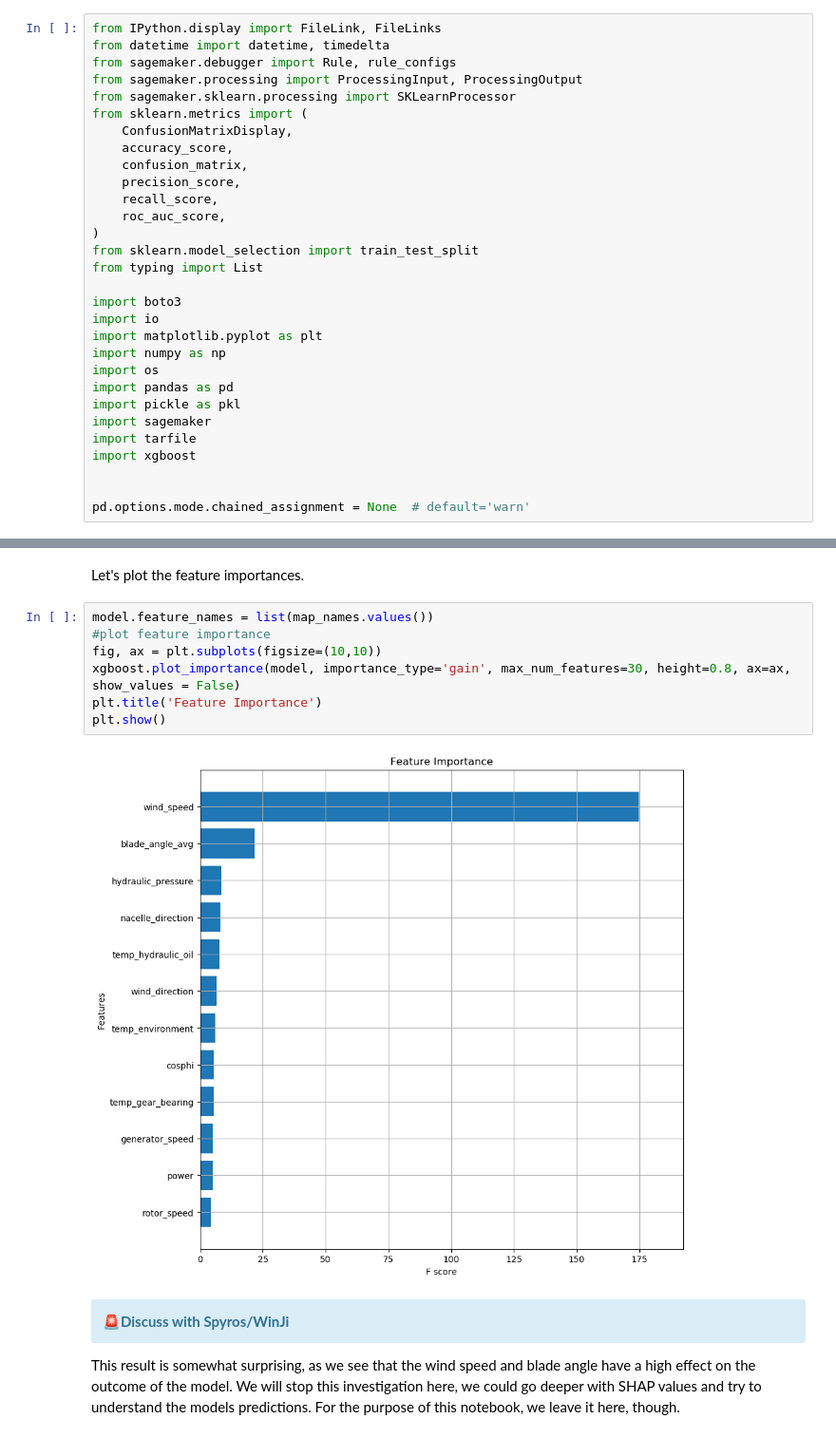
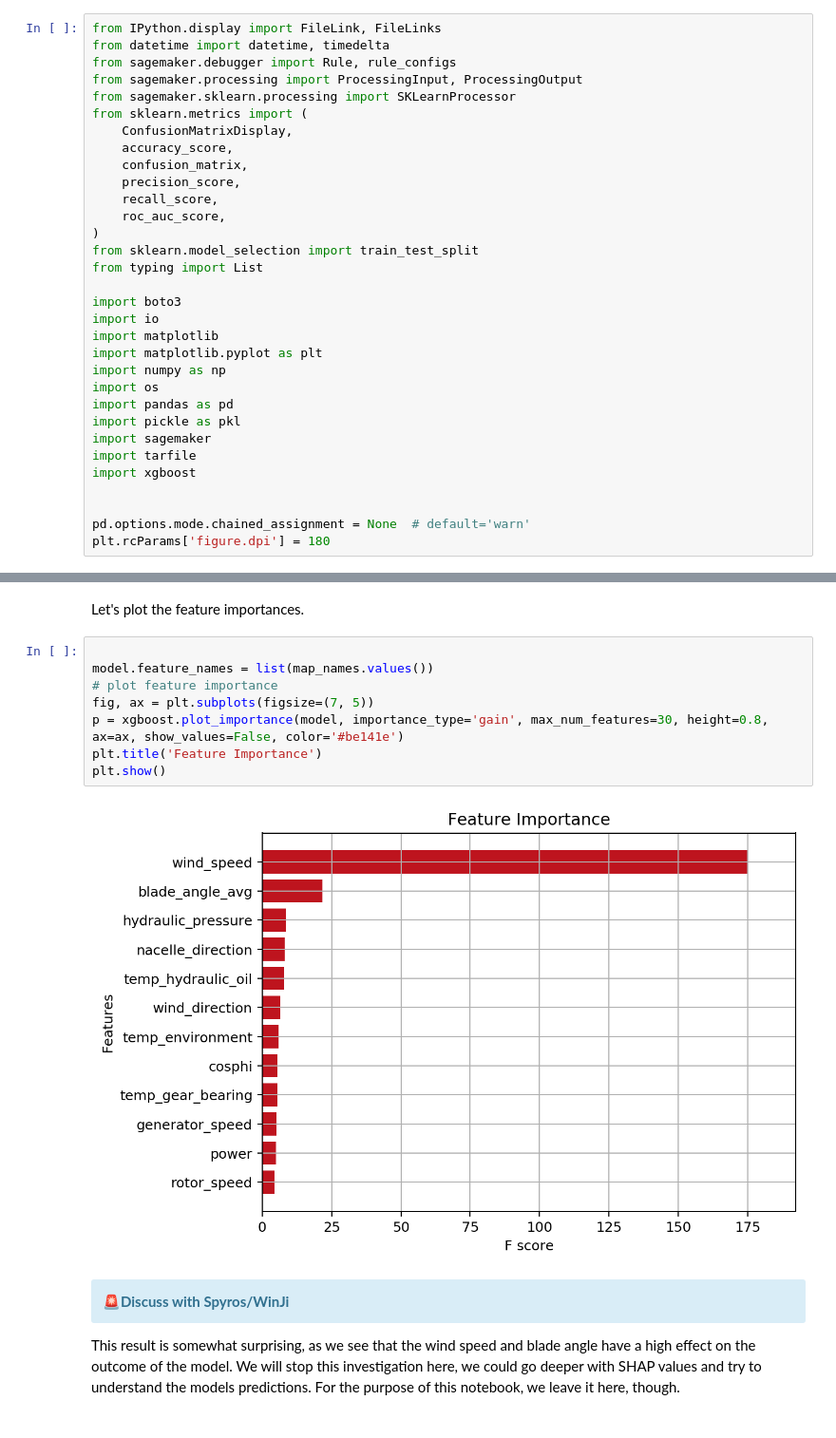
Before and after one commit to d-one/d-one-mlops-aws, a Jupyter notebook: sagemaker_xgboost_notebook/xgboost_model.ipynb, the cells around one changed output, grey strips where cells are left out. Shown at 95% size. Cells and saved outputs as stored; diff of their text form.

Commit message:
plots nicer

```diff
--- a/sagemaker_xgboost_notebook/xgboost_model.ipynb
+++ b/sagemaker_xgboost_notebook/xgboost_model.ipynb
@@ -85,6 +75,7 @@ from typing import List
 
 import boto3
 import io
+import matplotlib
 import matplotlib.pyplot as plt
 import numpy as np
 import os
@@ -96,6 +87,7 @@ import xgboost
 
 
 pd.options.mode.chained_assignment = None  # default='warn'
+plt.rcParams['figure.dpi'] = 180
 # %% [markdown]
 # Setting up global variables
 
@@ -683,14 +675,15 @@ map_names
 # %% [markdown]
 Let's plot the feature importances.
 # %%
+
 model.feature_names = list(map_names.values())
-#plot feature importance
-fig, ax = plt.subplots(figsize=(10,10))
-xgboost.plot_importance(model, importance_type='gain', max_num_features=30, height=0.8, ax=ax, show_values = False)
+# plot feature importance
+fig, ax = plt.subplots(figsize=(7, 5))
+p = xgboost.plot_importance(model, importance_type='gain', max_num_features=30, height=0.8, ax=ax, show_values=False, color='#be141e')
 plt.title('Feature Importance')
 plt.show()
 # %% [output]
-[figure, old version]
+[figure, new version]
 # %% [markdown]
 <div class="alert alert-info">🚨<strong>Discuss with Spyros/WinJi</strong></div>
 
```
Also changed, not shown: parts of 8 cells of this notebook.
